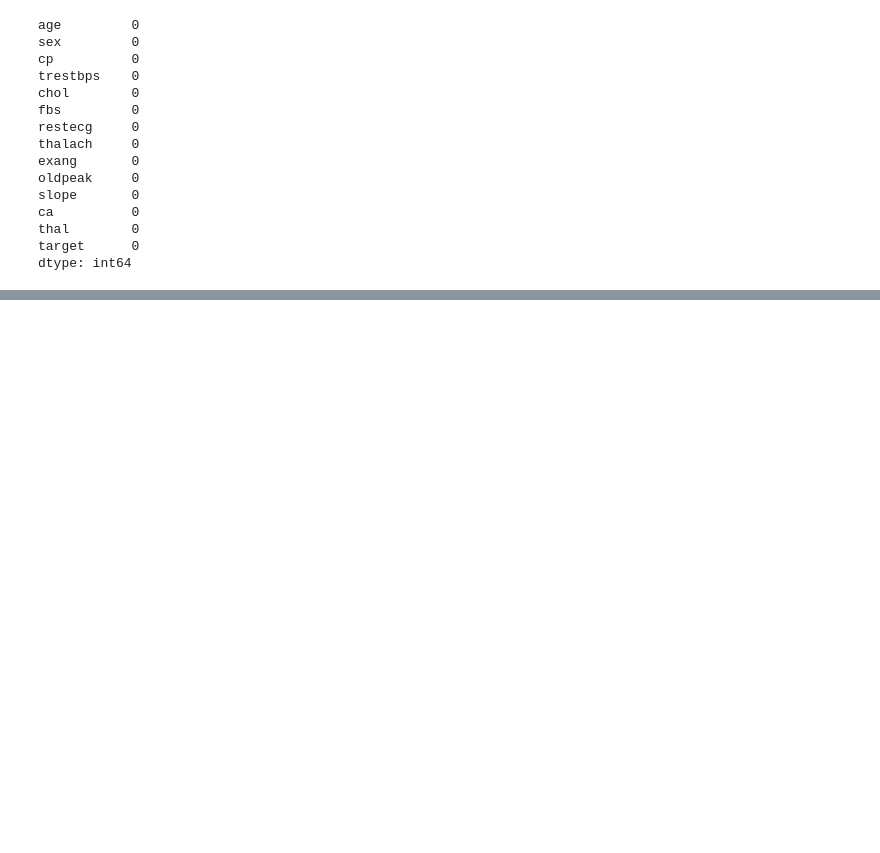
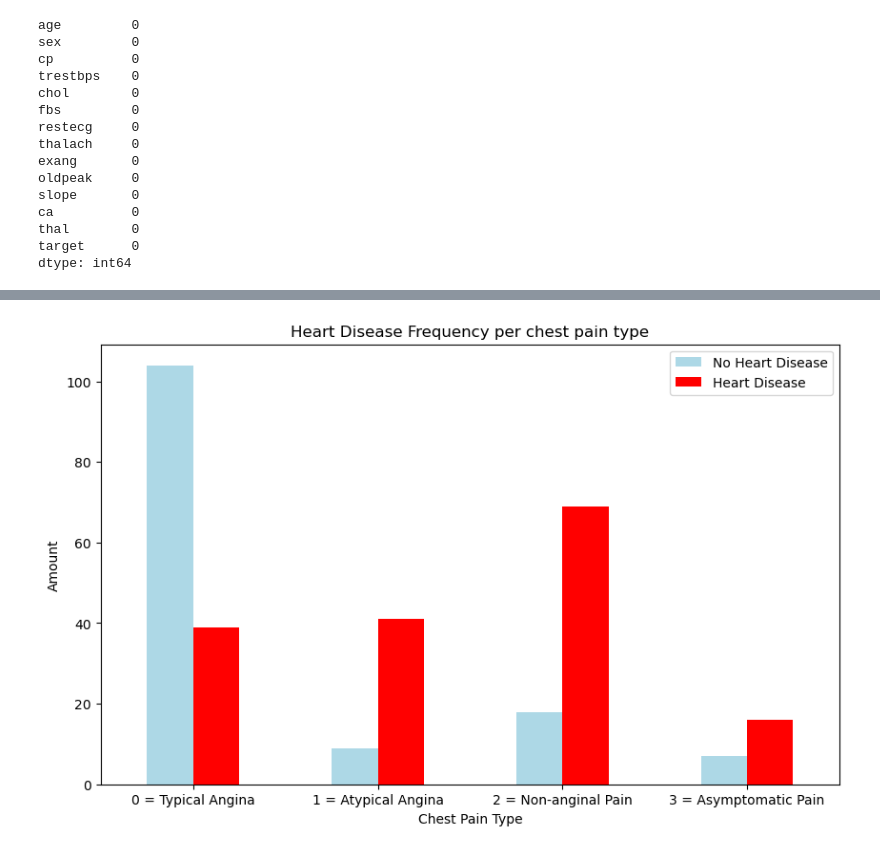
Before and after one commit to kuheli31/Heart-Disease-Detection-Model, a Jupyter notebook: Heart-Disease-Classification.ipynb, the cells around one changed output, grey strips where cells are left out. Drawn from its saved outputs; the diff is of its cells as text; code cells hidden in the pictures; blank space fills up the shorter version.

```diff
--- a/Heart-Disease-Classification.ipynb
+++ b/Heart-Disease-Classification.ipynb
@@ -338,0 +428,22 @@ df.describe()
+# %%
+#Making the crosstab more visual
+pd.crosstab(df.cp , df.target).plot(kind="bar",
+                                    figsize=(10,6),
+                                    color=["lightblue" , "red"])
+
+#Adding info of the datas
+plt.title("Heart Disease Frequency per chest pain type")
+plt.xlabel("Chest Pain Type")
+plt.ylabel("Amount")
+plt.legend(["No Heart Disease" , "Heart Disease"])
+plt.xticks(ticks=[0, 1, 2, 3],
+           labels=[
+               "0 = Typical Angina",
+               "1 = Atypical Angina",
+               "2 = Non-anginal Pain",
+               "3 = Asymptomatic Pain"
+           ],
+           rotation=0)
+plt.show()
+# %% [output]
+[figure, added]
```
Also changed, not shown: parts of 24 cells of this notebook, 2 other files.
